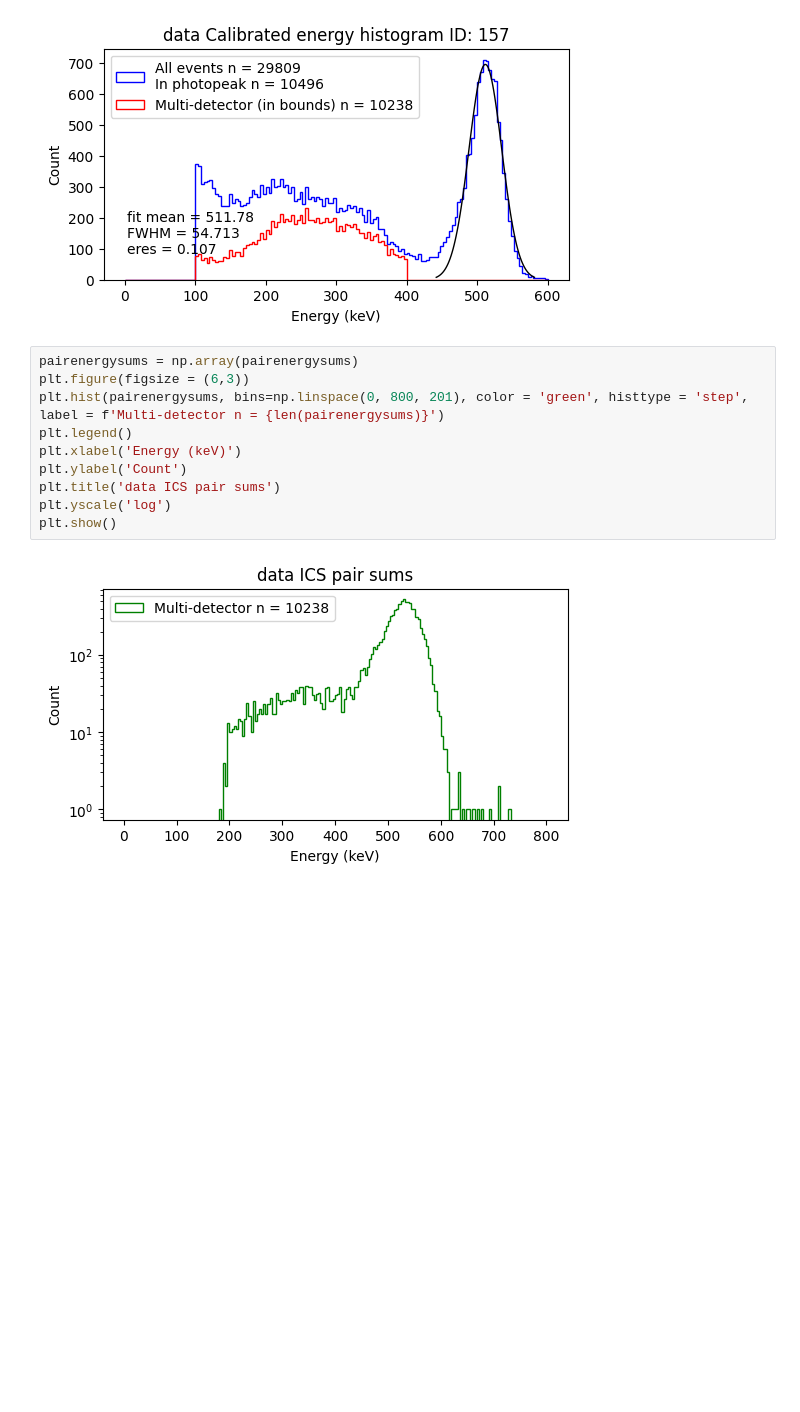
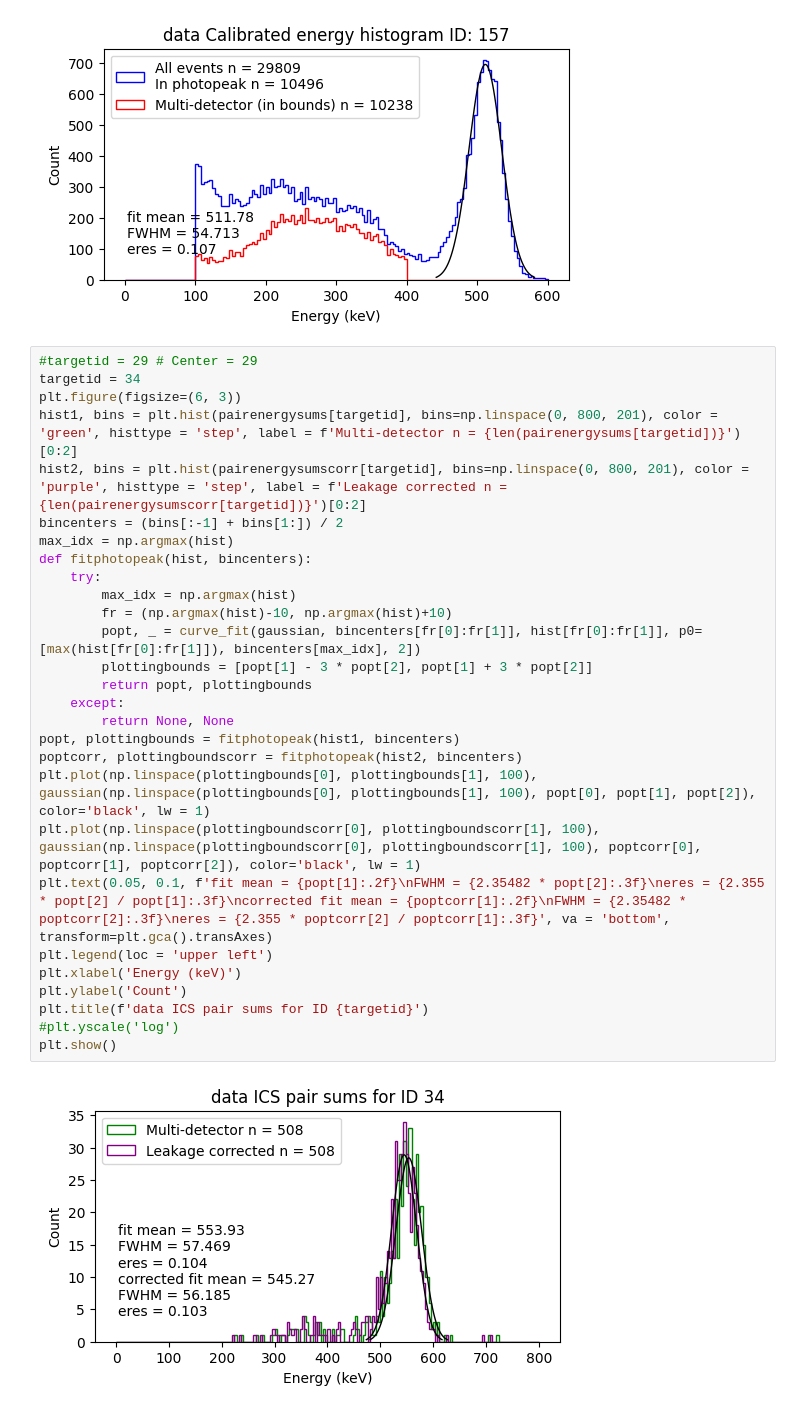
Before and after one commit to chenkale/TPPTComptonReconstruction, a Jupyter notebook: singlesanalysis.ipynb, the cells around one changed output. Drawn from its saved outputs; the diff is of its cells as text; blank space fills up the shorter version.

```diff
--- a/singlesanalysis.ipynb
+++ b/singlesanalysis.ipynb
@@ -498,17 +502,35 @@ plt.show()
 # %% [output]
 10496
 [figure]
-# %%
-pairenergysums = np.array(pairenergysums)
-plt.figure(figsize = (6,3))
-plt.hist(pairenergysums, bins=np.linspace(0, 800, 201), color = 'green', histtype = 'step', label = f'Multi-detector n = {len(pairenergysums)}')
-plt.legend()
-plt.xlabel('Energy (keV)')
-plt.ylabel('Count')
-plt.title('data ICS pair sums')
-plt.yscale('log')
-plt.show()
-# %% [output]
-[figure, removed]
+# %%
+#targetid = 29 # Center = 29
+targetid = 34
+plt.figure(figsize=(6, 3))
+hist1, bins = plt.hist(pairenergysums[targetid], bins=np.linspace(0, 800, 201), color = 'green', histtype = 'step', label = f'Multi-detector n = {len(pairenergysums[targetid])}')[0:2]
+hist2, bins = plt.hist(pairenergysumscorr[targetid], bins=np.linspace(0, 800, 201), color = 'purple', histtype = 'step', label = f'Leakage corrected n = {len(pairenergysumscorr[targetid])}')[0:2]
+bincenters = (bins[:-1] + bins[1:]) / 2
+max_idx = np.argmax(hist)
+def fitphotopeak(hist, bincenters):
+    try:
+        max_idx = np.argmax(hist)
+        fr = (np.argmax(hist)-10, np.argmax(hist)+10)
+        popt, _ = curve_fit(gaussian, bincenters[fr[0]:fr[1]], hist[fr[0]:fr[1]], p0=[max(hist[fr[0]:fr[1]]), bincenters[max_idx], 2])
+        plottingbounds = [popt[1] - 3 * popt[2], popt[1] + 3 * popt[2]]
+        return popt, plottingbounds
+    except:
+        return None, None
+popt, plottingbounds = fitphotopeak(hist1, bincenters)
+poptcorr, plottingboundscorr = fitphotopeak(hist2, bincenters)
+plt.plot(np.linspace(plottingbounds[0], plottingbounds[1], 100), gaussian(np.linspace(plottingbounds[0], plottingbounds[1], 100), popt[0], popt[1], popt[2]), color='black', lw = 1)
+plt.plot(np.linspace(plottingboundscorr[0], plottingboundscorr[1], 100), gaussian(np.linspace(plottingboundscorr[0], plottingboundscorr[1], 100), poptcorr[0], poptcorr[1], poptcorr[2]), color='black', lw = 1)
+plt.text(0.05, 0.1, f'fit mean = {popt[1]:.2f}\nFWHM = {2.35482 * popt[2]:.3f}\neres = {2.355 * popt[2] / popt[1]:.3f}\ncorrected fit mean = {poptcorr[1]:.2f}\nFWHM = {2.35482 * poptcorr[2]:.3f}\neres = {2.355 * poptcorr[2] / poptcorr[1]:.3f}', va = 'bottom', transform=plt.gca().transAxes)
+plt.legend(loc = 'upper left')
+plt.xlabel('Energy (keV)')
+plt.ylabel('Count')
+plt.title(f'data ICS pair sums for ID {targetid}')
+#plt.yscale('log')
+plt.show()
+# %% [output]
+[figure, added]
 # %%
 plt.figure(figsize=(6, 6))
```
Also changed, not shown: parts of 4 cells of this notebook, 12 other files.
